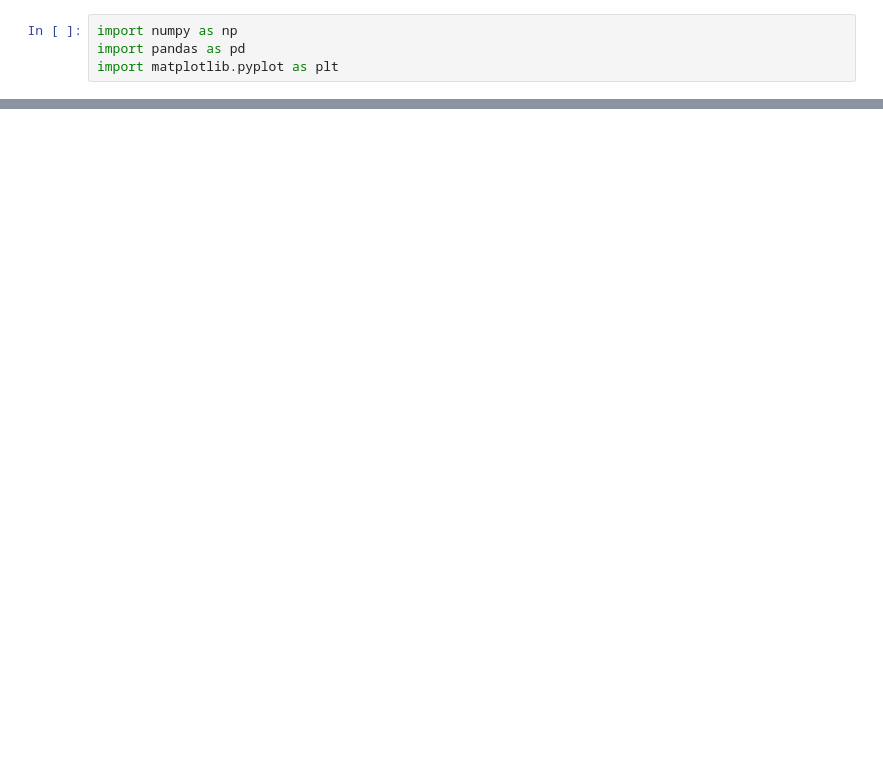
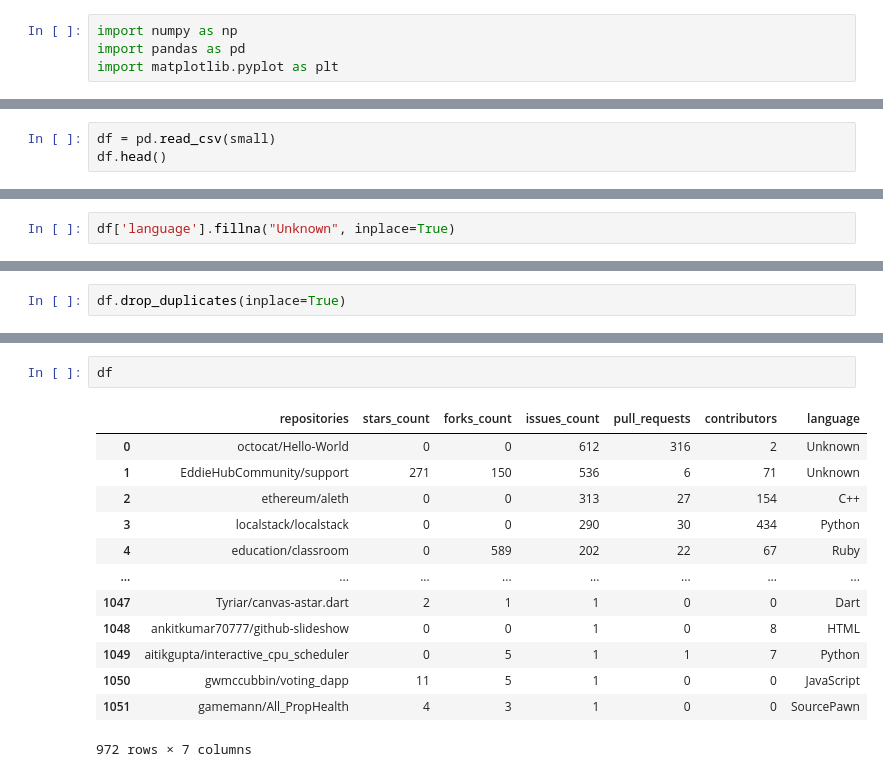
Before and after one commit to LeoLi1223/Beacon, a Jupyter notebook: preprocessing.ipynb, the cells around one changed output, grey strips where cells are left out. Cells and saved outputs as stored; diff of their text form; blank space fills up the shorter version.

```diff
--- a/preprocessing.ipynb
+++ b/preprocessing.ipynb
@@ -17,0 +11,3 @@ large_df.head()
+# %%
+df = pd.read_csv(small)
+df.head()
@@ -17,0 +38,2 @@ large_df.head()
+# %%
+df['language'].fillna("Unknown", inplace=True)
@@ -60,0 +75,2 @@ large_df['primary_language'].unique().size
+# %%
+df.drop_duplicates(inplace=True)
@@ -60,0 +117,16 @@ large_df['primary_language'].unique().size
+# %%
+df
+# %% [output]
+|  | repositories | stars_count | forks_count | issues_count | pull_requests | contributors | language |
+| 0 | octocat/Hello-World | 0 | 0 | 612 | 316 | 2 | Unknown |
+| 1 | EddieHubCommunity/support | 271 | 150 | 536 | 6 | 71 | Unknown |
+| 2 | ethereum/aleth | 0 | 0 | 313 | 27 | 154 | C++ |
+| 3 | localstack/localstack | 0 | 0 | 290 | 30 | 434 | Python |
+| 4 | education/classroom | 0 | 589 | 202 | 22 | 67 | Ruby |
+| ... | ... | ... | ... | ... | ... | ... | ... |
+| 1047 | Tyriar/canvas-astar.dart | 2 | 1 | 1 | 0 | 0 | Dart |
+| 1048 | ankitkumar70777/github-slideshow | 0 | 0 | 1 | 0 | 8 | HTML |
+| 1049 | aitikgupta/interactive_cpu_scheduler | 0 | 5 | 1 | 1 | 7 | Python |
+| 1050 | gwmccubbin/voting_dapp | 11 | 5 | 1 | 0 | 0 | JavaScript |
+| 1051 | gamemann/All_PropHealth | 4 | 3 | 1 | 0 | 0 | SourcePawn |
+972 rows × 7 columns
```
Also changed, not shown: parts of 19 cells of this notebook, 1 other file.
